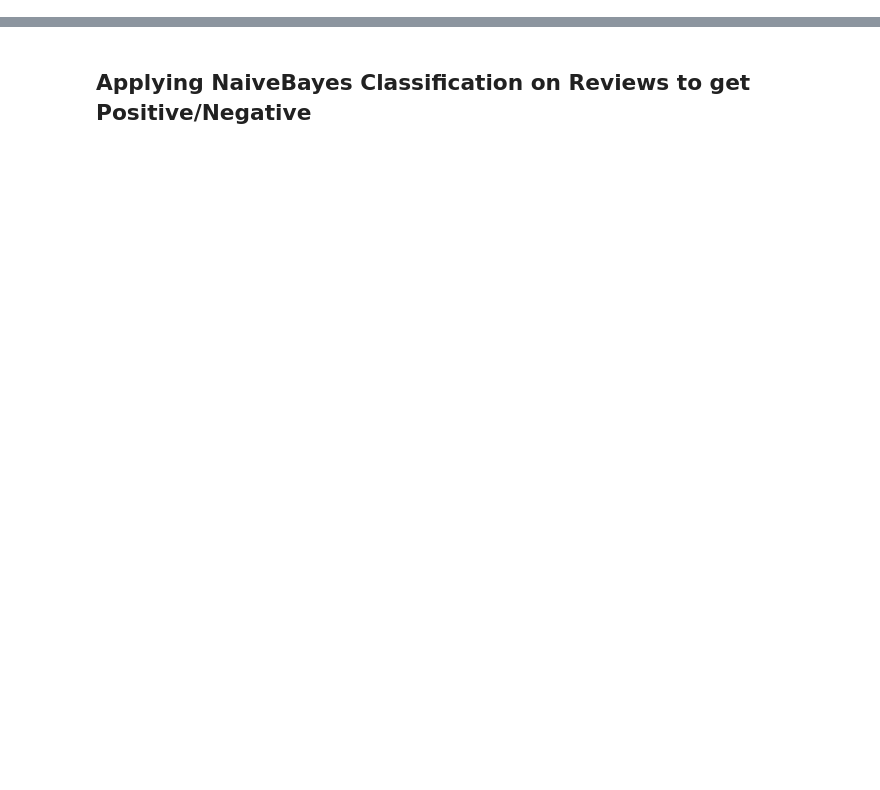
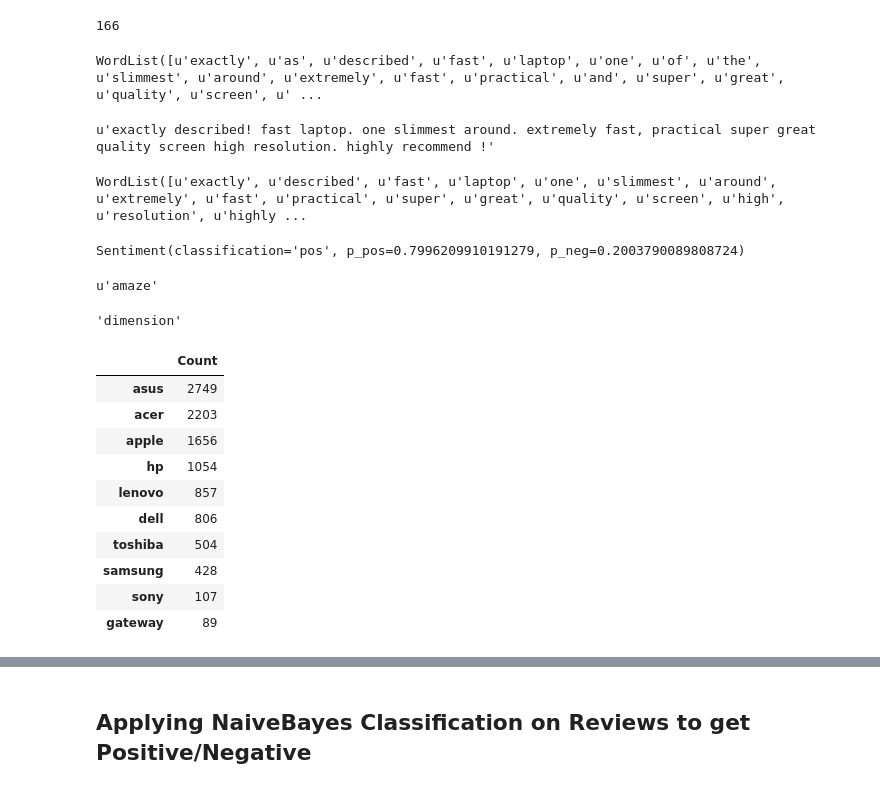
Before and after one commit to UNCG-CSE/CORPUS, a Jupyter notebook: Project_Balaram/Project_Balaram.ipynb, the cells around one changed output, grey strips where cells are left out. Saved outputs shown, nothing was run; the diff lists cells and outputs as text; code cells hidden in the pictures; blank space fills up the shorter version.

```diff
--- a/Project_Balaram/Project_Balaram.ipynb
+++ b/Project_Balaram/Project_Balaram.ipynb
@@ -61,0 +175,8 @@ df_make = pandas.concat([Final_DF_notnull, Makes_DF],axis = 1, join_axes=[Final_
+# %%
+len(dataFrame.content[2])
+# %% [output]
+166
+# %%
+TextBlob((dataFrame.content[2])).words
+# %% [output]
+WordList([u'exactly', u'as', u'described', u'fast', u'laptop', u'one', u'of', u'the', u'slimmest', u'around', u'extremely', u'fast', u'practical', u'and', u'super', u'great', u'quality', u'screen', u' ...
@@ -62,7 +200,46 @@ df_make = pandas.concat([Final_DF_notnull, Makes_DF],axis = 1, join_axes=[Final_
+# %%
+filter_stopwords2(dataFrame.content[2])
+# %% [output]
+u'exactly described! fast laptop. one slimmest around. extremely fast, practical super great quality screen high resolution. highly recommend !'
+# %%
+TextBlob(filter_stopwords2(dataFrame.content[2])).words
+# %% [output]
+WordList([u'exactly', u'described', u'fast', u'laptop', u'one', u'slimmest', u'around', u'extremely', u'fast', u'practical', u'super', u'great', u'quality', u'screen', u'high', u'resolution', u'highly ...
+# %%
+from textblob import TextBlob
+from textblob.sentiments import NaiveBayesAnalyzer
+blob = TextBlob("I love this library", analyzer=NaiveBayesAnalyzer())
+blob.sentiment
+# %% [output]
+Sentiment(classification='pos', p_pos=0.7996209910191279, p_neg=0.2003790089808724)
+# %%
+from nltk.stem import WordNetLemmatizer
+
+lemmatiser = WordNetLemmatizer()
+lemmatiser.lemmatize("amazing", pos="v")
+# %% [output]
+u'amaze'
+# %%
+from stemming.porter2 import stem
+stem("dimensionality")
+# %% [output]
+'dimension'
 # %%
-top10 = df_make['Make'].value_counts()[:10]
+top10 = dataFrame['Make'].value_counts()[:10]
 
 top10.to_frame('Count')
+# %% [output]
+|  | Count |
+| asus | 2749 |
+| acer | 2203 |
+| apple | 1656 |
+| hp | 1054 |
+| lenovo | 857 |
+| dell | 806 |
+| toshiba | 504 |
+| samsung | 428 |
+| sony | 107 |
+| gateway | 89 |
 # %%
 import matplotlib.pyplot as plt
 
```
Also changed, not shown: parts of 51 cells of this notebook.
